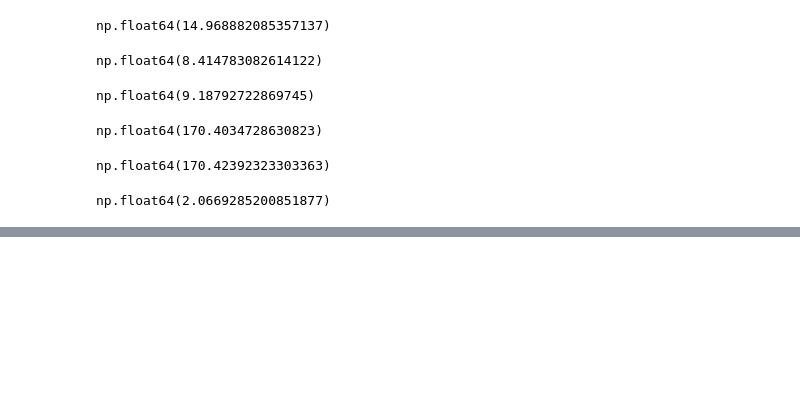
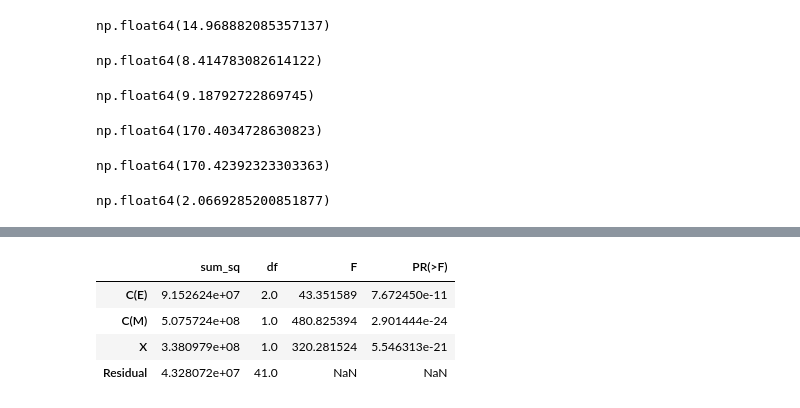
Before and after one commit to Brenda-Mutai/Python-, a Jupyter notebook: Statistical_Power_and_Anova.ipynb, the cells around one changed output, grey strips where cells are left out. Drawn from its saved outputs; the diff is of its cells as text; code cells hidden in the pictures; blank space fills up the shorter version.

```diff
--- a/Statistical_Power_and_Anova.ipynb
+++ b/Statistical_Power_and_Anova.ipynb
@@ -112,0 +132,11 @@ np.float64(2.0669285200851877)
+# %%
+formula='S~C(E)+C(M)+X'
+lm=ols(formula,df).fit()
+table=sm.stats.anova_lm(lm, typ=2)
+table
+# %% [output]
+|  | sum_sq | df | F | PR(>F) |
+| C(E) | 9.152624e+07 | 2.0 | 43.351589 | 7.672450e-11 |
+| C(M) | 5.075724e+08 | 1.0 | 480.825394 | 2.901444e-24 |
+| X | 3.380979e+08 | 1.0 | 320.281524 | 5.546313e-21 |
+| Residual | 4.328072e+07 | 41.0 | NaN | NaN |
```
Also changed, not shown: parts of 5 cells of this notebook, 1 other file.
